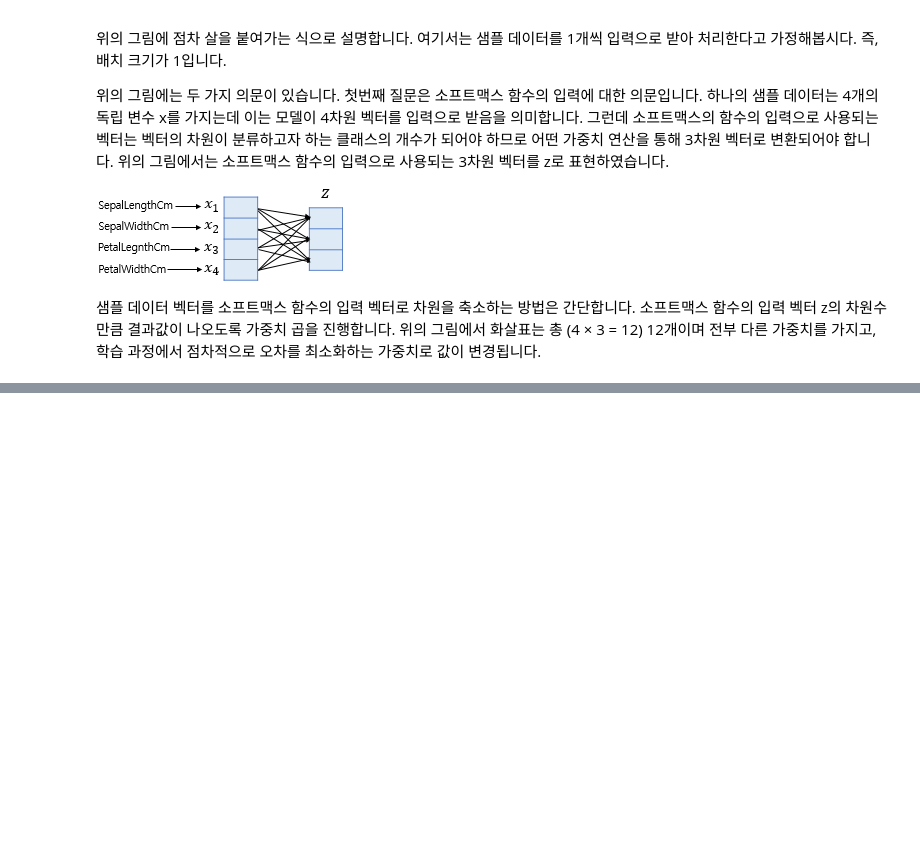
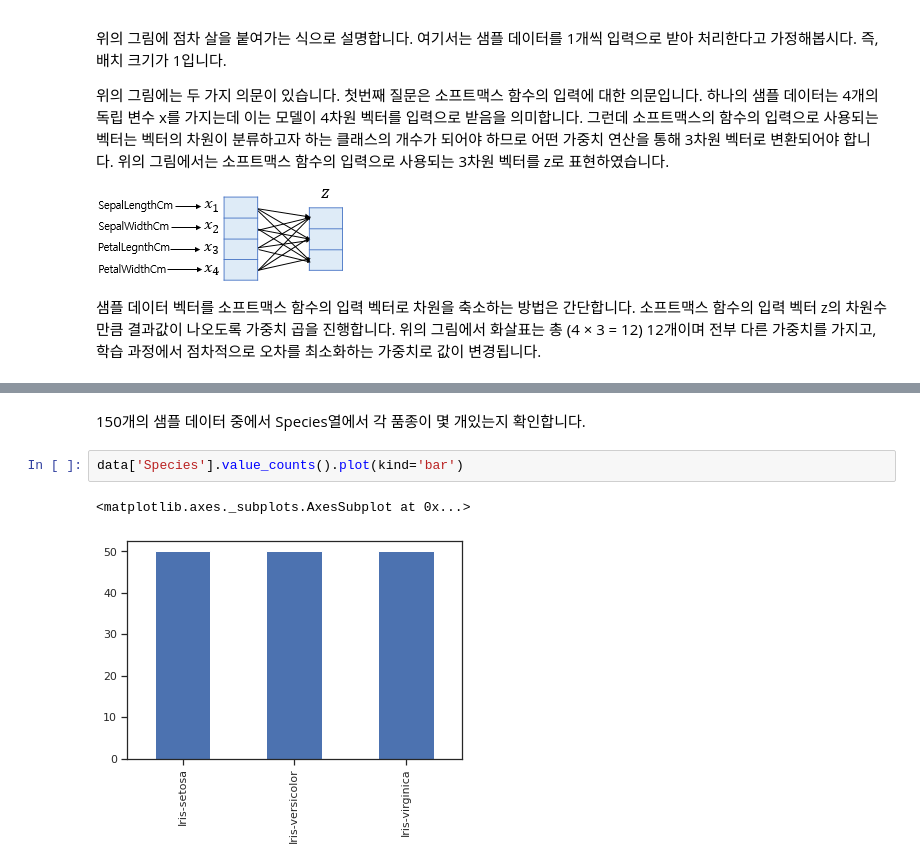
Before and after one commit to spacemaninSeoul/DLbasic, a Jupyter notebook: machine_learning_summary.ipynb, the cells around one changed output, grey strips where cells are left out. Drawn from its saved outputs; the diff is of its cells as text; blank space fills up the shorter version.

```diff
--- a/machine_learning_summary.ipynb
+++ b/machine_learning_summary.ipynb
@@ -1191,0 +1372,7 @@ p3은 versicolor가 정답일 확률로 고려하고자 합니다. 그렇다면
+# %% [markdown]
+150개의 샘플 데이터 중에서 Species열에서 각 품종이 몇 개있는지 확인합니다.
+# %%
+data['Species'].value_counts().plot(kind='bar')
+# %% [output]
+<matplotlib.axes._subplots.AxesSubplot at 0x...>
+[figure, added]
```
Also changed, not shown: parts of 33 cells of this notebook.
